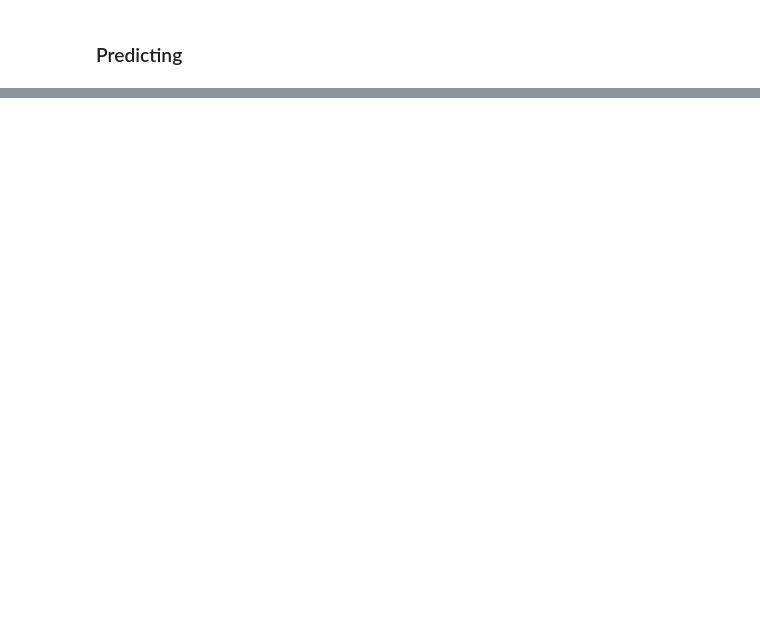
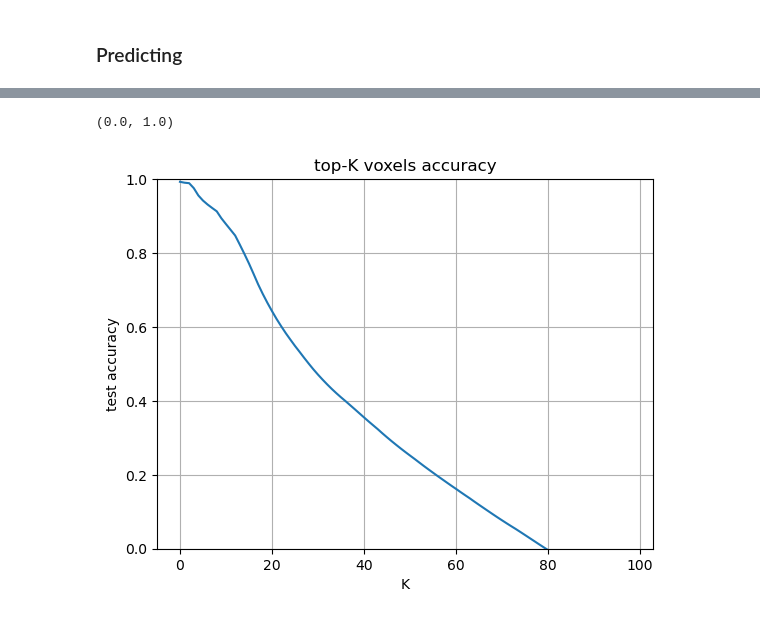
Before and after one commit to halixness/brain-activity-from-lm, a Jupyter notebook: 0_mitchell_study.ipynb, the cells around one changed output, grey strips where cells are left out. Cells and saved outputs as stored; diff of their text form; code cells hidden in the pictures; blank space fills up the shorter version.

```diff
--- a/0_mitchell_study.ipynb
+++ b/0_mitchell_study.ipynb
@@ -128,2 +170,15 @@ min              max             mean
+# %%
+# Picking the best 100 predictors per voxel
+subset_scores = [np.mean(scores[np.argpartition(scores, -subset_size)[-subset_size:]]) for subset_size in range(1, 100)]
+
+plt.title("top-K voxels accuracy")
+plt.plot(subset_scores)
+plt.ylabel("test accuracy")
+plt.xlabel("K")
+plt.grid()
+plt.ylim([0, 1])
+# %% [output]
+(0.0, 1.0)
+[figure, added]
 # %%
 from scipy.stats import pearsonr
```
Also changed, not shown: parts of 14 cells of this notebook, 2 other files.
